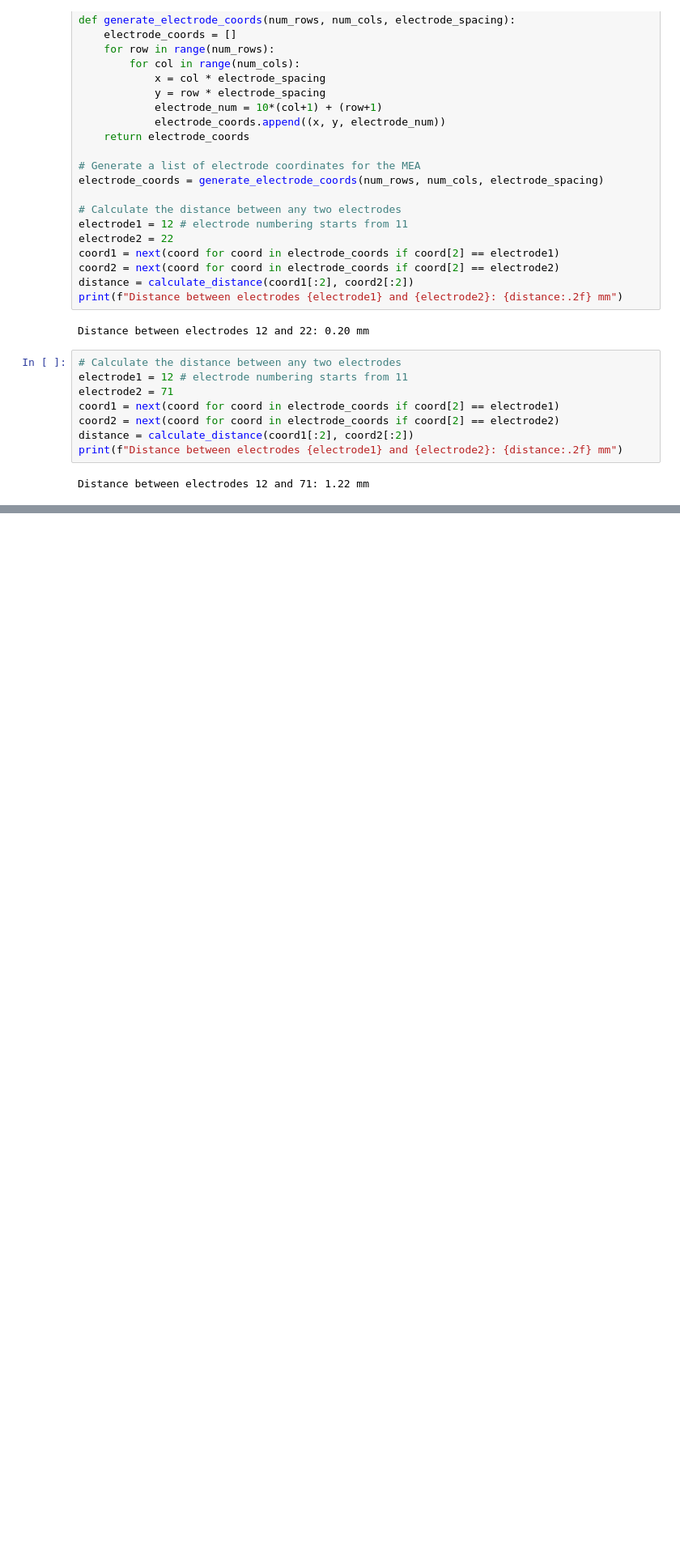
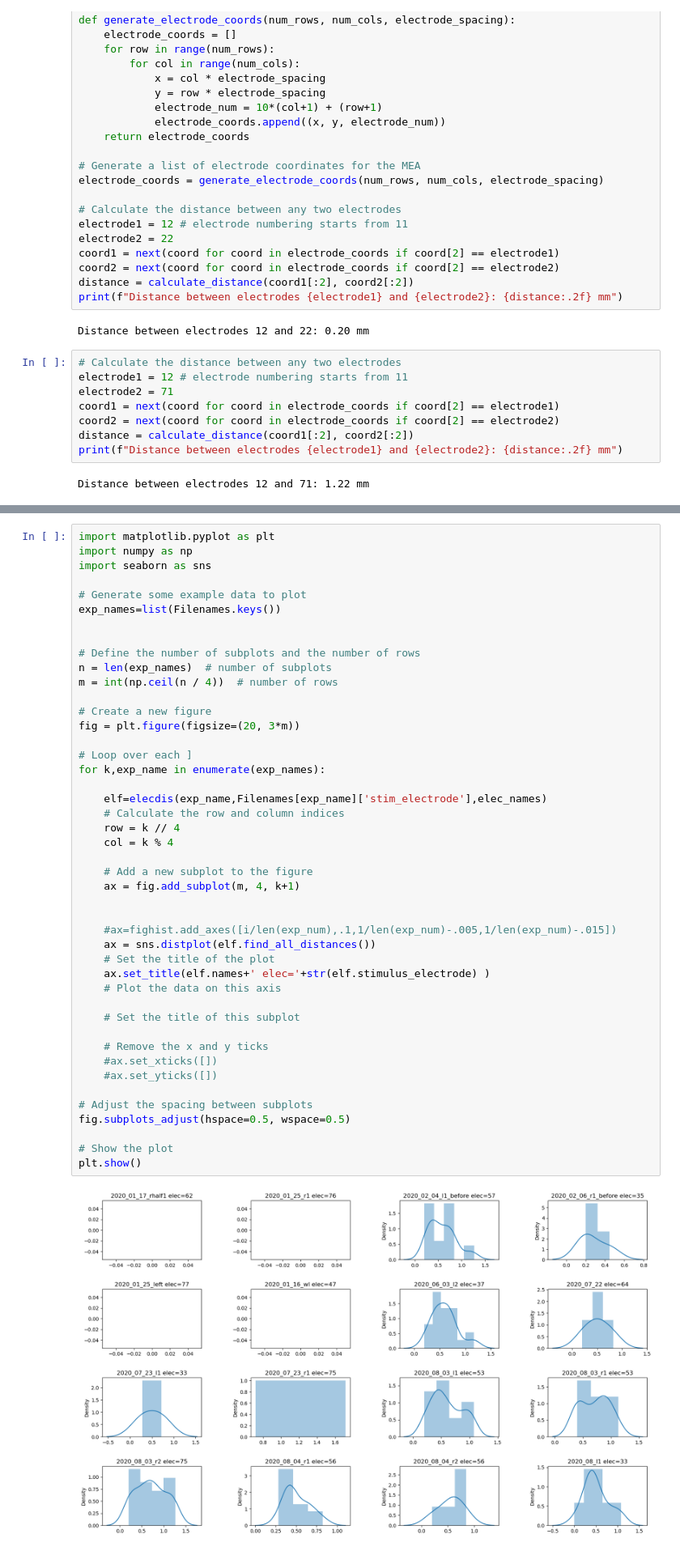
Before and after one commit to ZohrehHosseinzadeh-AG/toolbox, a Jupyter notebook: find_electrode_distances.ipynb, the cells around one changed output, grey strips where cells are left out. Shown at 81% size. Cells and saved outputs as stored; diff of their text form; blank space fills up the shorter version.

```diff
--- a/find_electrode_distances.ipynb
+++ b/find_electrode_distances.ipynb
@@ -48,0 +433,47 @@ Distance between electrodes 12 and 71: 1.22 mm
+# %%
+import matplotlib.pyplot as plt
+import numpy as np
+import seaborn as sns
+
+# Generate some example data to plot
+exp_names=list(Filenames.keys())
+
+
+# Define the number of subplots and the number of rows
+n = len(exp_names)  # number of subplots
+m = int(np.ceil(n / 4))  # number of rows
+
+# Create a new figure
+fig = plt.figure(figsize=(20, 3*m))
+
+# Loop over each ]
+for k,exp_name in enumerate(exp_names):
+
+    elf=elecdis(exp_name,Filenames[exp_name]['stim_electrode'],elec_names)
+    # Calculate the row and column indices
+    row = k // 4
+    col = k % 4
+
+    # Add a new subplot to the figure
+    ax = fig.add_subplot(m, 4, k+1)
+
+
+    #ax=fighist.add_axes([i/len(exp_num),.1,1/len(exp_num)-.005,1/len(exp_num)-.015])
+    ax = sns.distplot(elf.find_all_distances())
+    # Set the title of the plot
+    ax.set_title(elf.names+' elec='+str(elf.stimulus_electrode) )
+    # Plot the data on this axis
+
+    # Set the title of this subplot
+
+    # Remove the x and y ticks
+    #ax.set_xticks([])
+    #ax.set_yticks([])
+
+# Adjust the spacing between subplots
+fig.subplots_adjust(hspace=0.5, wspace=0.5)
+
+# Show the plot
+plt.show()
+# %% [output]
+[figure, added]
```
Also changed, not shown: parts of 16 cells of this notebook.
